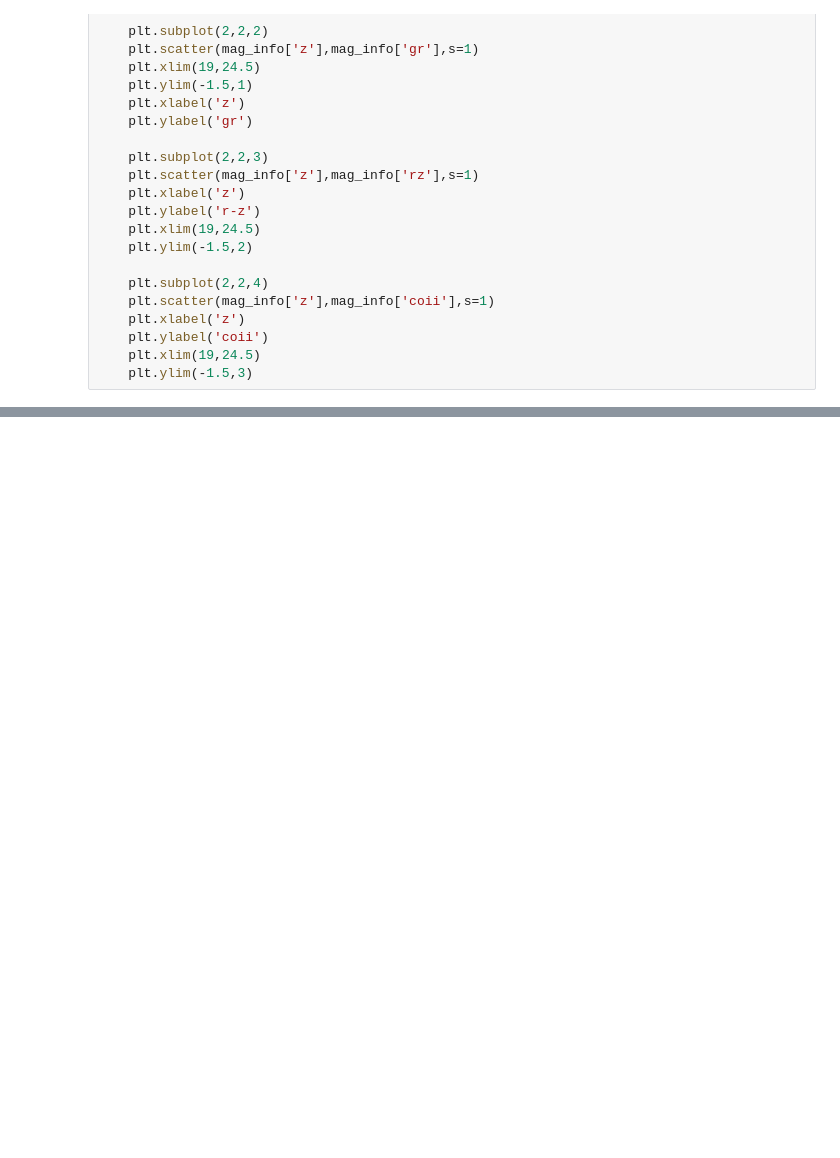
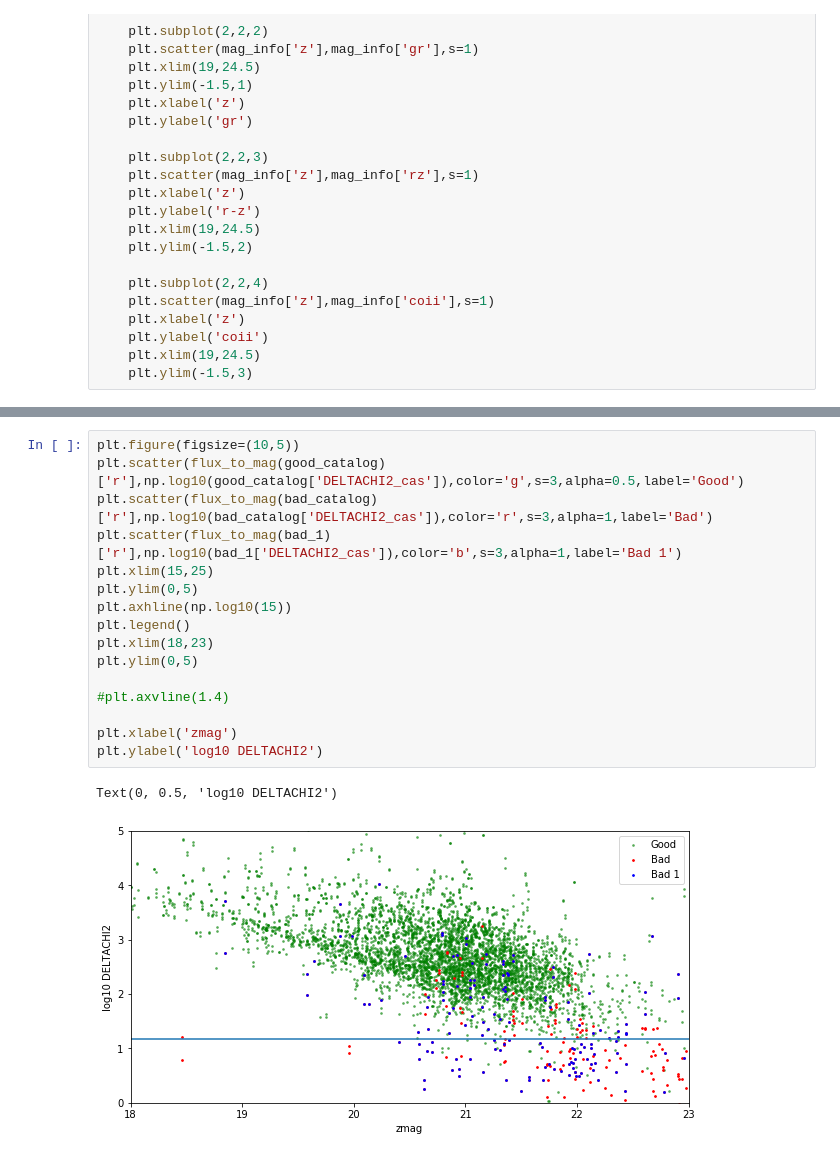
Before and after one commit to astro-blue/DESI_VI, a Jupyter notebook: SV_selection_algorithm/Parameter_exploration_with_SV1_catalog_with_Cascades_BGS.ipynb, the cells around one changed output, grey strips where cells are left out. Cells and saved outputs as stored; diff of their text form; blank space fills up the shorter version.

```diff
--- a/SV_selection_algorithm/Parameter_exploration_with_SV1_catalog_with_Cascades_BGS.ipynb
+++ b/SV_selection_algorithm/Parameter_exploration_with_SV1_catalog_with_Cascades_BGS.ipynb
@@ -196,2 +220,21 @@ Text(0, 0.5, 'log10 DELTACHI2')
+# %%
+plt.figure(figsize=(10,5))
+plt.scatter(flux_to_mag(good_catalog)['r'],np.log10(good_catalog['DELTACHI2_cas']),color='g',s=3,alpha=0.5,label='Good')
+plt.scatter(flux_to_mag(bad_catalog)['r'],np.log10(bad_catalog['DELTACHI2_cas']),color='r',s=3,alpha=1,label='Bad')
+plt.scatter(flux_to_mag(bad_1)['r'],np.log10(bad_1['DELTACHI2_cas']),color='b',s=3,alpha=1,label='Bad 1')
+plt.xlim(15,25)
+plt.ylim(0,5)
+plt.axhline(np.log10(15))
+plt.legend()
+plt.xlim(18,23)
+plt.ylim(0,5)
+
+#plt.axvline(1.4)
+
+plt.xlabel('zmag')
+plt.ylabel('log10 DELTACHI2')
+# %% [output]
+Text(0, 0.5, 'log10 DELTACHI2')
+[figure, added]
 # %%
 SV_depth_catalog = pf.getdata(dir+dataname,1)
```
Also changed, not shown: parts of 15 cells of this notebook, 5 other files.
